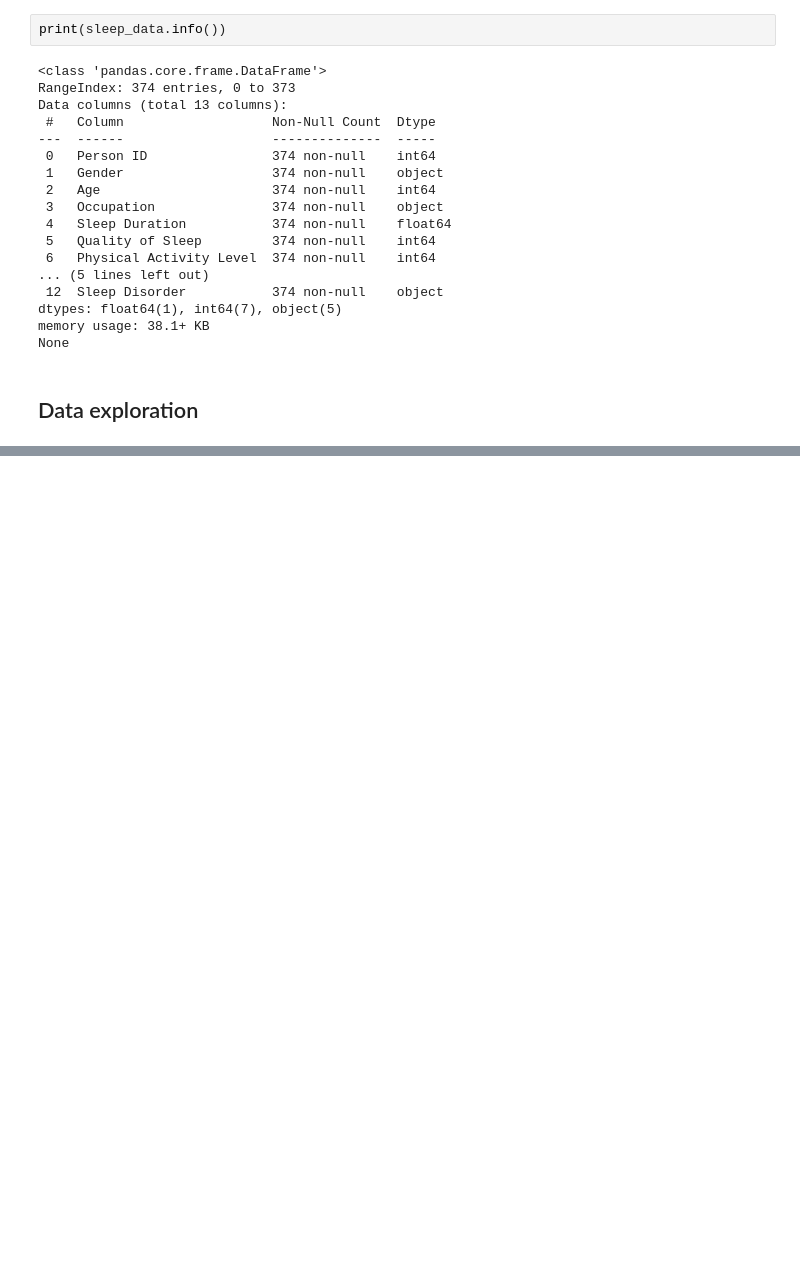
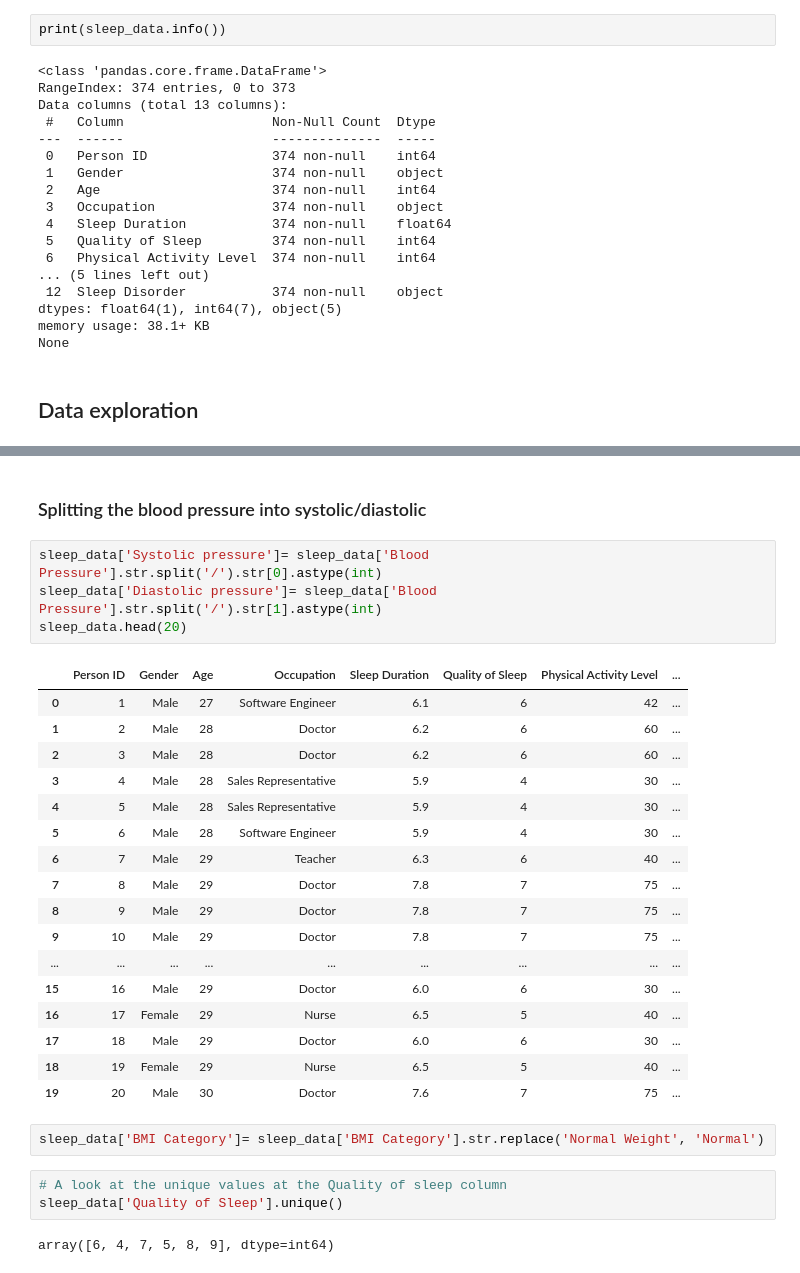
Before and after one commit to arnoldketer/Sleep-Insomnia, a Jupyter notebook: main.ipynb, the cells around one changed output, grey strips where cells are left out. Drawn from its saved outputs; the diff is of its cells as text; blank space fills up the shorter version.

```diff
--- a/main.ipynb
+++ b/main.ipynb
@@ -76,0 +88,31 @@ max                  90.000000      8.000000   86.000000  10000.000000
+# %% [markdown]
+### Splitting the blood pressure into systolic/diastolic
+# %%
+sleep_data['Systolic pressure']= sleep_data['Blood Pressure'].str.split('/').str[0].astype(int)
+sleep_data['Diastolic pressure']= sleep_data['Blood Pressure'].str.split('/').str[1].astype(int)
+sleep_data.head(20)
+# %% [output]
+|  | Person ID | Gender | Age | Occupation | Sleep Duration | Quality of Sleep | Physical Activity Level | ... |
+| 0 | 1 | Male | 27 | Software Engineer | 6.1 | 6 | 42 | ... |
+| 1 | 2 | Male | 28 | Doctor | 6.2 | 6 | 60 | ... |
+| 2 | 3 | Male | 28 | Doctor | 6.2 | 6 | 60 | ... |
+| 3 | 4 | Male | 28 | Sales Representative | 5.9 | 4 | 30 | ... |
+| 4 | 5 | Male | 28 | Sales Representative | 5.9 | 4 | 30 | ... |
+| 5 | 6 | Male | 28 | Software Engineer | 5.9 | 4 | 30 | ... |
+| 6 | 7 | Male | 29 | Teacher | 6.3 | 6 | 40 | ... |
+| 7 | 8 | Male | 29 | Doctor | 7.8 | 7 | 75 | ... |
+| 8 | 9 | Male | 29 | Doctor | 7.8 | 7 | 75 | ... |
+| 9 | 10 | Male | 29 | Doctor | 7.8 | 7 | 75 | ... |
+| ... | ... | ... | ... | ... | ... | ... | ... | ... |
+| 15 | 16 | Male | 29 | Doctor | 6.0 | 6 | 30 | ... |
+| 16 | 17 | Female | 29 | Nurse | 6.5 | 5 | 40 | ... |
+| 17 | 18 | Male | 29 | Doctor | 6.0 | 6 | 30 | ... |
+| 18 | 19 | Female | 29 | Nurse | 6.5 | 5 | 40 | ... |
+| 19 | 20 | Male | 30 | Doctor | 7.6 | 7 | 75 | ... |
+# %%
+sleep_data['BMI Category']= sleep_data['BMI Category'].str.replace('Normal Weight', 'Normal')
+# %%
+# A look at the unique values at the Quality of sleep column
+sleep_data['Quality of Sleep'].unique()
+# %% [output]
+array([6, 4, 7, 5, 8, 9], dtype=int64)
```
Also changed, not shown: parts of 14 cells of this notebook.
